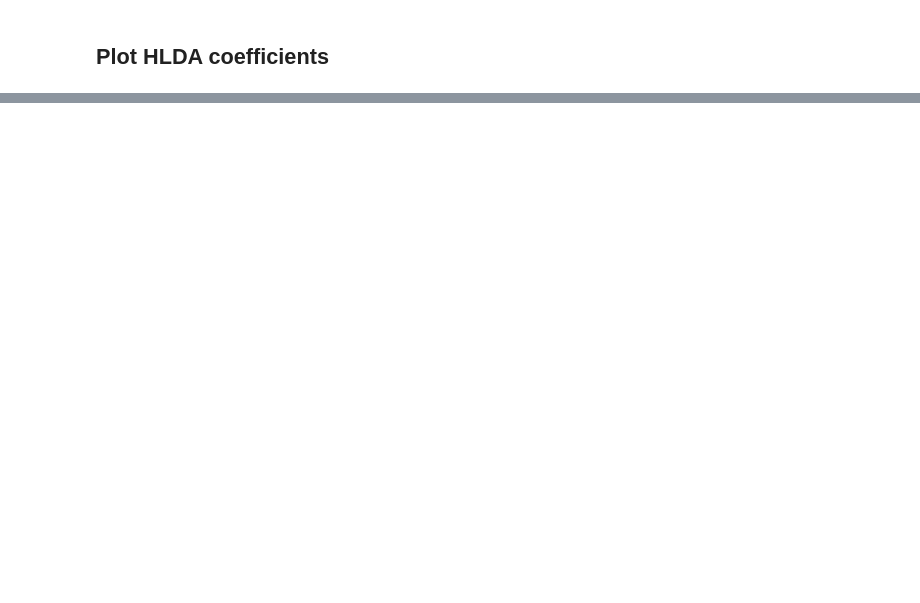
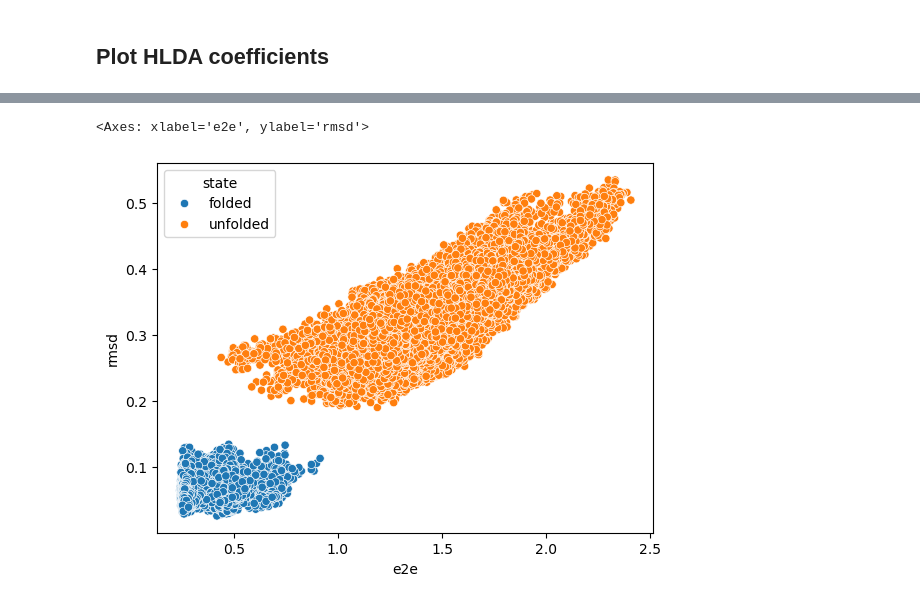
Before and after one commit to MendelsResearchGroup/chignolin_mutation, a Jupyter notebook: notebooks/[iz]load_and_simulate_cln025.ipynb, the cells around one changed output, grey strips where cells are left out. Saved outputs shown, nothing was run; the diff lists cells and outputs as text; code cells hidden in the pictures; blank space fills up the shorter version.

```diff
--- a/notebooks/[iz]load_and_simulate_cln025.ipynb
+++ b/notebooks/[iz]load_and_simulate_cln025.ipynb
@@ -872,0 +946,5 @@ plt.show()
+# %%
+sns.scatterplot(data=data_filter, x='e2e', y='rmsd', hue='state')
+# %% [output]
+<Axes: xlabel='e2e', ylabel='rmsd'>
+[figure, added]
```
Also changed, not shown: parts of 100 cells of this notebook, 2 other files.
